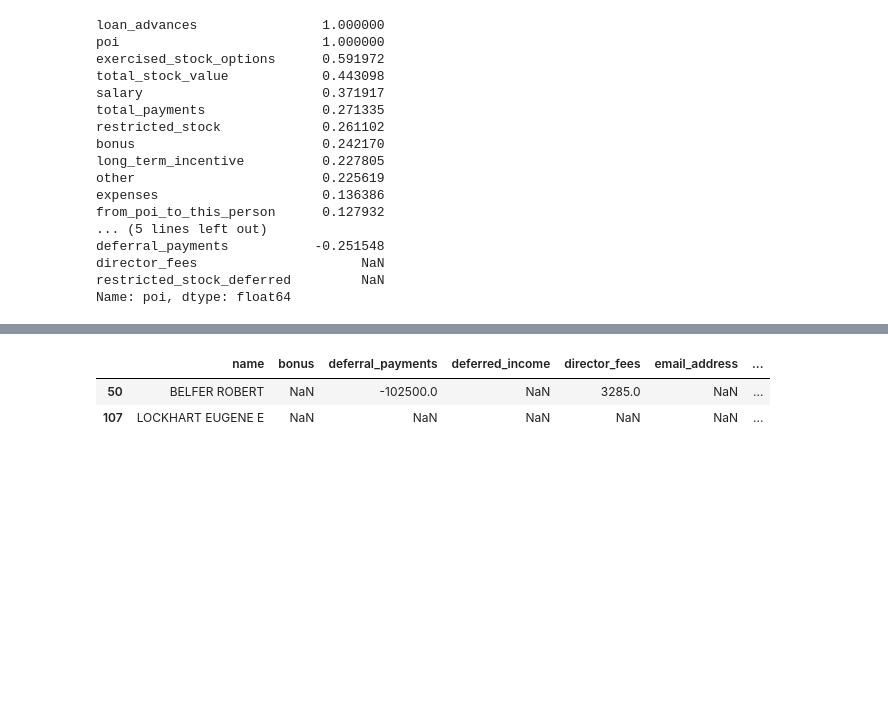
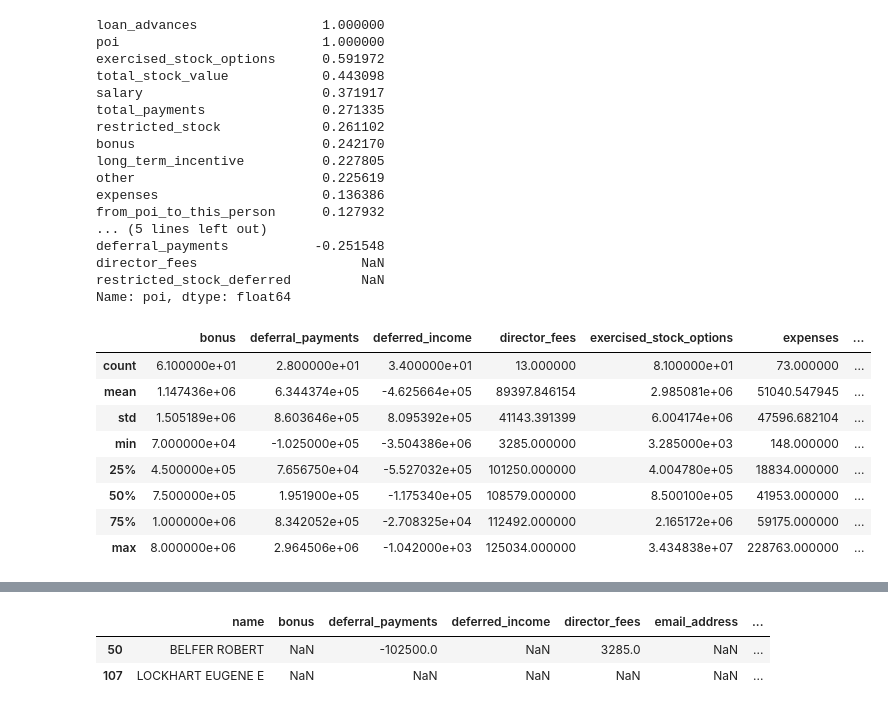
Before and after one commit to Hsu-Hui/ML100Days, a Jupyter notebook: HomeWork/Day_051_Mid-term.ipynb, the cells around one changed output, grey strips where cells are left out. Saved outputs shown, nothing was run; the diff lists cells and outputs as text; code cells hidden in the pictures; blank space fills up the shorter version.

```diff
--- a/HomeWork/Day_051_Mid-term.ipynb
+++ b/HomeWork/Day_051_Mid-term.ipynb
@@ -74,3 +74,16 @@ deferral_payments           -0.251548
 director_fees                     NaN
 restricted_stock_deferred         NaN
 Name: poi, dtype: float64
+# %%
+#統計性描述
+df_train.describe()
+# %% [output]
+|  | bonus | deferral_payments | deferred_income | director_fees | exercised_stock_options | expenses | ... |
+| count | 6.100000e+01 | 2.800000e+01 | 3.400000e+01 | 13.000000 | 8.100000e+01 | 73.000000 | ... |
+| mean | 1.147436e+06 | 6.344374e+05 | -4.625664e+05 | 89397.846154 | 2.985081e+06 | 51040.547945 | ... |
+| std | 1.505189e+06 | 8.603646e+05 | 8.095392e+05 | 41143.391399 | 6.004174e+06 | 47596.682104 | ... |
+| min | 7.000000e+04 | -1.025000e+05 | -3.504386e+06 | 3285.000000 | 3.285000e+03 | 148.000000 | ... |
+| 25% | 4.500000e+05 | 7.656750e+04 | -5.527032e+05 | 101250.000000 | 4.004780e+05 | 18834.000000 | ... |
+| 50% | 7.500000e+05 | 1.951900e+05 | -1.175340e+05 | 108579.000000 | 8.500100e+05 | 41953.000000 | ... |
+| 75% | 1.000000e+06 | 8.342052e+05 | -2.708325e+04 | 112492.000000 | 2.165172e+06 | 59175.000000 | ... |
+| max | 8.000000e+06 | 2.964506e+06 | -1.042000e+03 | 125034.000000 | 3.434838e+07 | 228763.000000 | ... |
```
Also changed, not shown: parts of 4 cells of this notebook, 2 other files.
